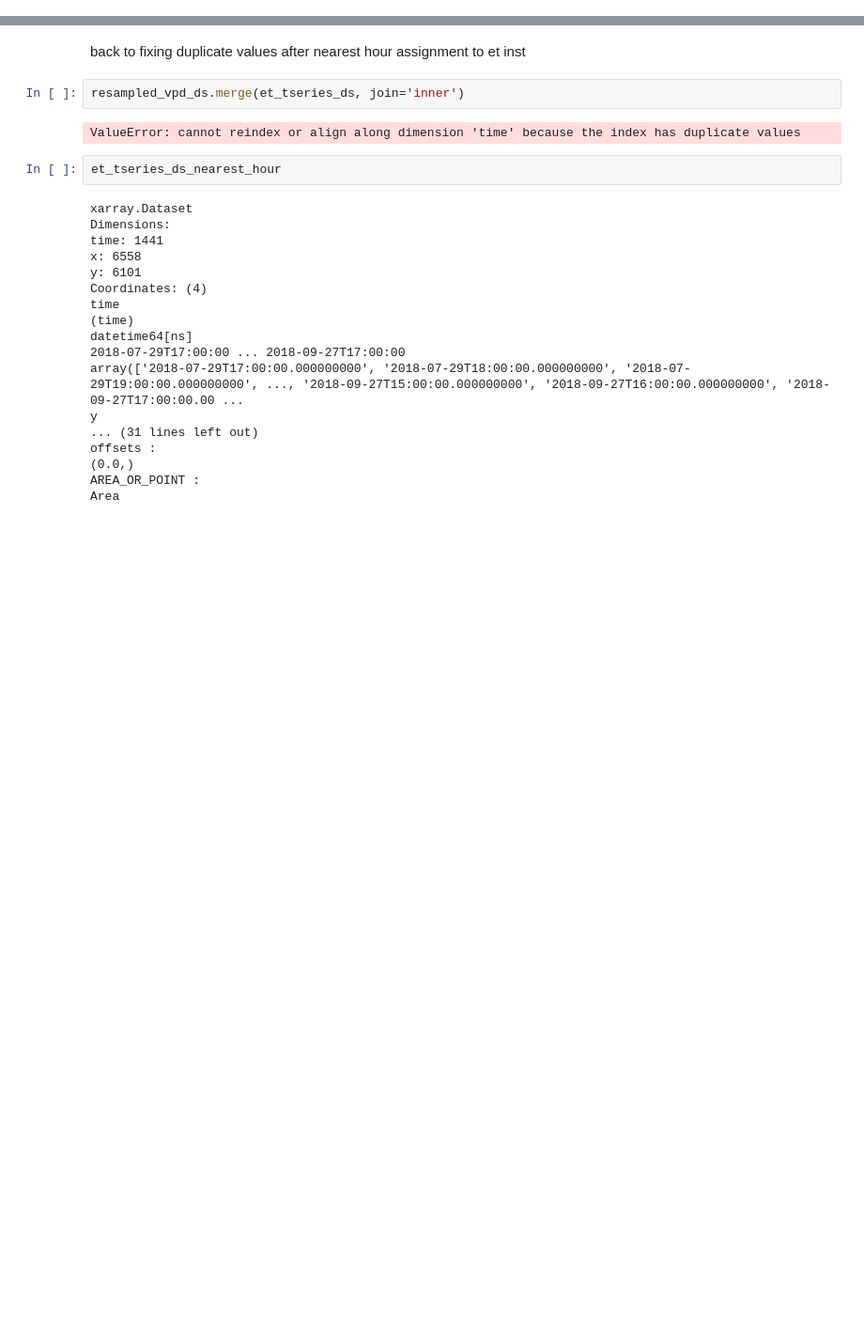
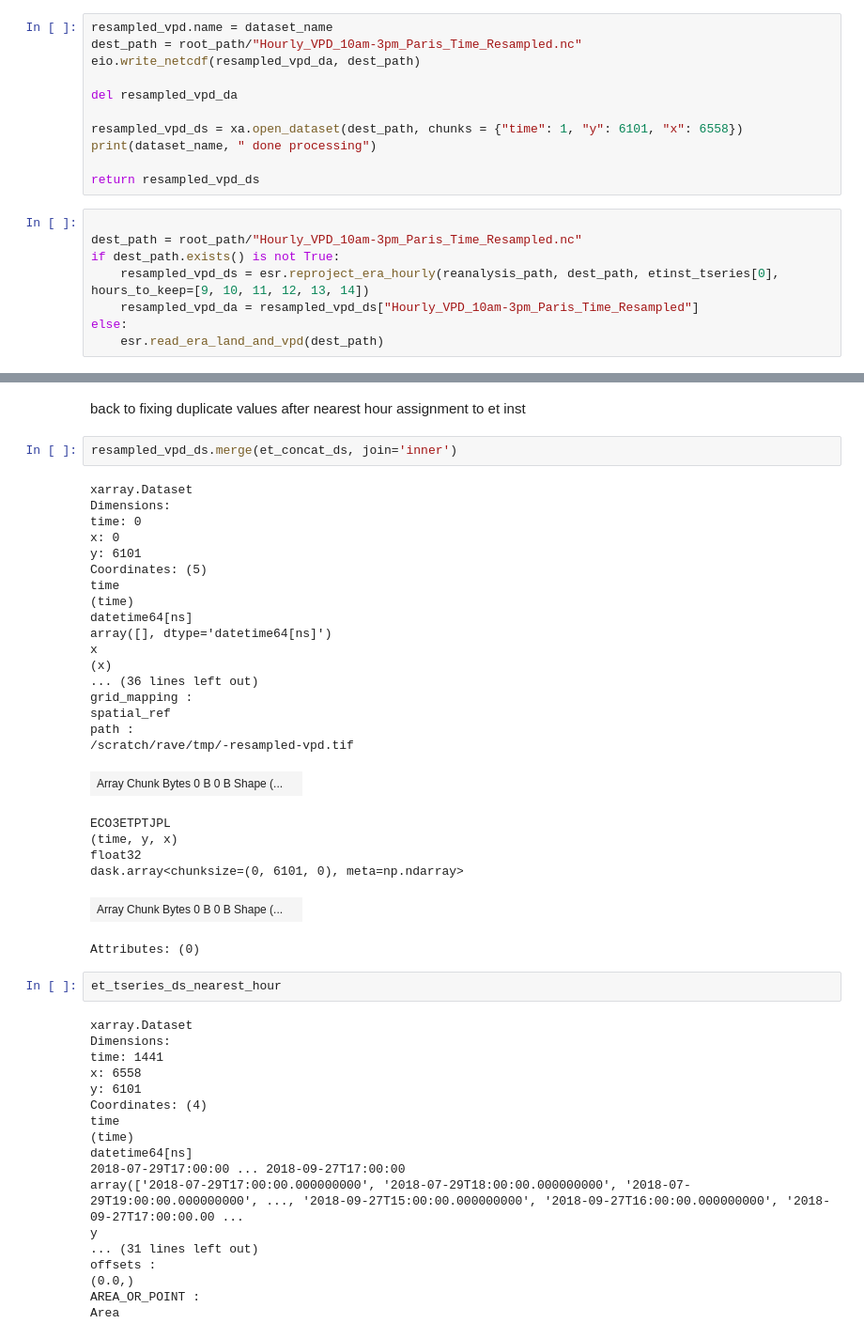
Before and after one commit to ecohydro/rhone-ecostress, a Jupyter notebook: notebooks/ECOSTRESS_Stacking.ipynb, the cells around one changed output, grey strips where cells are left out. Shown at 94% size. Drawn from its saved outputs; the diff is of its cells as text; blank space fills up the shorter version.

```diff
--- a/notebooks/ECOSTRESS_Stacking.ipynb
+++ b/notebooks/ECOSTRESS_Stacking.ipynb
@@ -110,0 +151,19 @@ l3qa_tseries = l3qa_tseries.persist()
+# %%
+resampled_vpd.name = dataset_name
+dest_path = root_path/"Hourly_VPD_10am-3pm_Paris_Time_Resampled.nc"
+eio.write_netcdf(resampled_vpd_da, dest_path)
+
+del resampled_vpd_da
+
+resampled_vpd_ds = xa.open_dataset(dest_path, chunks = {"time": 1, "y": 6101, "x": 6558})
+print(dataset_name, " done processing")
+
+return resampled_vpd_ds
+# %%
+
+dest_path = root_path/"Hourly_VPD_10am-3pm_Paris_Time_Resampled.nc"
+if dest_path.exists() is not True:
+    resampled_vpd_ds = esr.reproject_era_hourly(reanalysis_path, dest_path, etinst_tseries[0], hours_to_keep=[9, 10, 11, 12, 13, 14])
+    resampled_vpd_da = resampled_vpd_ds["Hourly_VPD_10am-3pm_Paris_Time_Resampled"]
+else:
+    esr.read_era_land_and_vpd(dest_path)
@@ -247,9 +309,32 @@ et_concat_ds = xa.concat([et_tseries_ds_no_dups, mean_duplicate_dataset], dim="t
 # %% [markdown]
 back to fixing duplicate values after nearest hour assignment to et inst
 # %%
-resampled_vpd_ds.merge(et_tseries_ds, join='inner')
+resampled_vpd_ds.merge(et_concat_ds, join='inner')
 # %% [output]
-ValueError: cannot reindex or align along dimension 'time' because the index has duplicate values
+xarray.Dataset
+Dimensions:
+time: 0
+x: 0
+y: 6101
+Coordinates: (5)
+time
+(time)
+datetime64[ns]
+array([], dtype='datetime64[ns]')
+x
+(x)
+... (36 lines left out)
+grid_mapping :
+spatial_ref
+path :
+/scratch/rave/tmp/-resampled-vpd.tif
+| Array Chunk Bytes 0 B 0 B Shape (... |  |
+ECO3ETPTJPL
+(time, y, x)
+float32
+dask.array<chunksize=(0, 6101, 0), meta=np.ndarray>
+| Array Chunk Bytes 0 B 0 B Shape (... |  |
+Attributes: (0)
 # %%
 et_tseries_ds_nearest_hour
 # %% [output]
```
Also changed, not shown: parts of 24 cells of this notebook, 2 other files.
